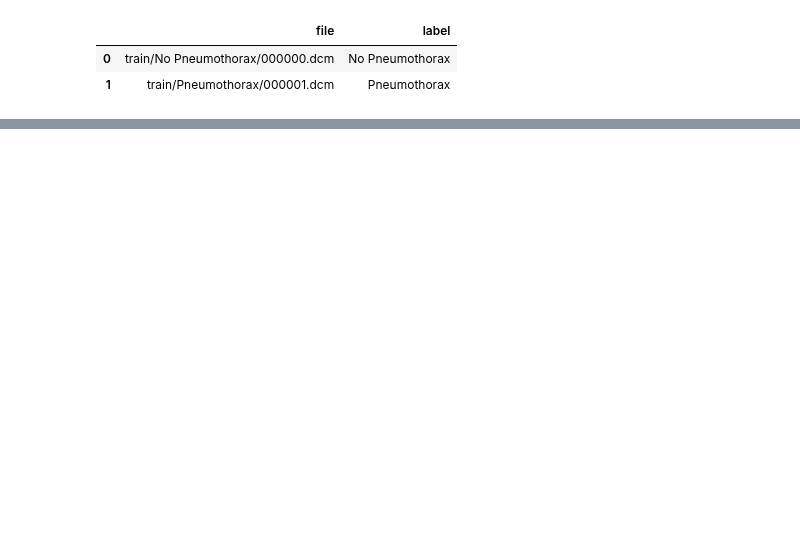
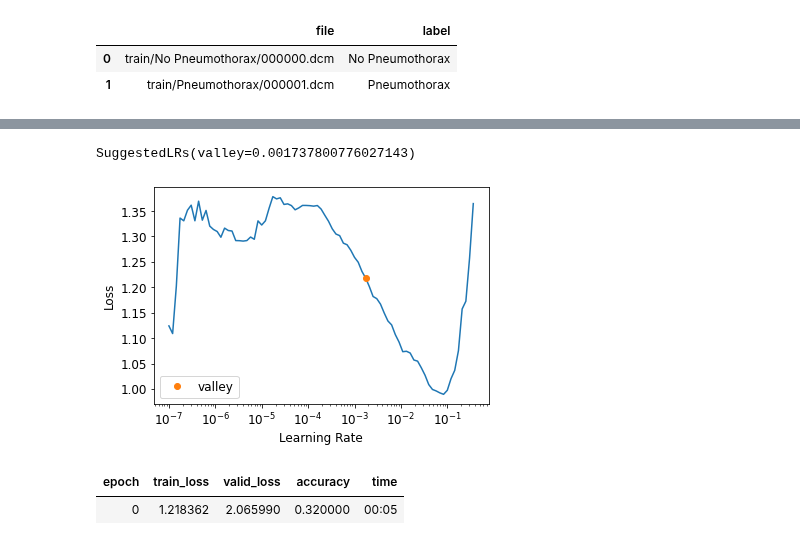
Before and after one commit to ThinamXx/Fastai, a Jupyter notebook: 19. Chest XRays Classification/XRays Classification.ipynb, the cells around one changed output, grey strips where cells are left out. Drawn from its saved outputs; the diff is of its cells as text; code cells hidden in the pictures; blank space fills up the shorter version.

```diff
--- a/19. Chest XRays Classification/XRays Classification.ipynb
+++ b/19. Chest XRays Classification/XRays Classification.ipynb
@@ -98,0 +126,4 @@ df.head(2)                                                              # Inspec
+# %%
+#@ INITIALIZING LR FINDER:
+learn.lr_find()                                                      # Inspecting Learning Rates.
+# %% [output]
@@ -98,0 +131,8 @@ df.head(2)                                                              # Inspec
+SuggestedLRs(valley=0.001737800776027143)
+[figure, added]
+# %%
+#@ TRAINING THE PRETRAINED MODEL:
+learn.fit_one_cycle(1)
+# %% [output]
+| epoch | train_loss | valid_loss | accuracy | time |
+| 0 | 1.218362 | 2.065990 | 0.320000 | 00:05 |
```
Also changed, not shown: parts of 16 cells of this notebook.
